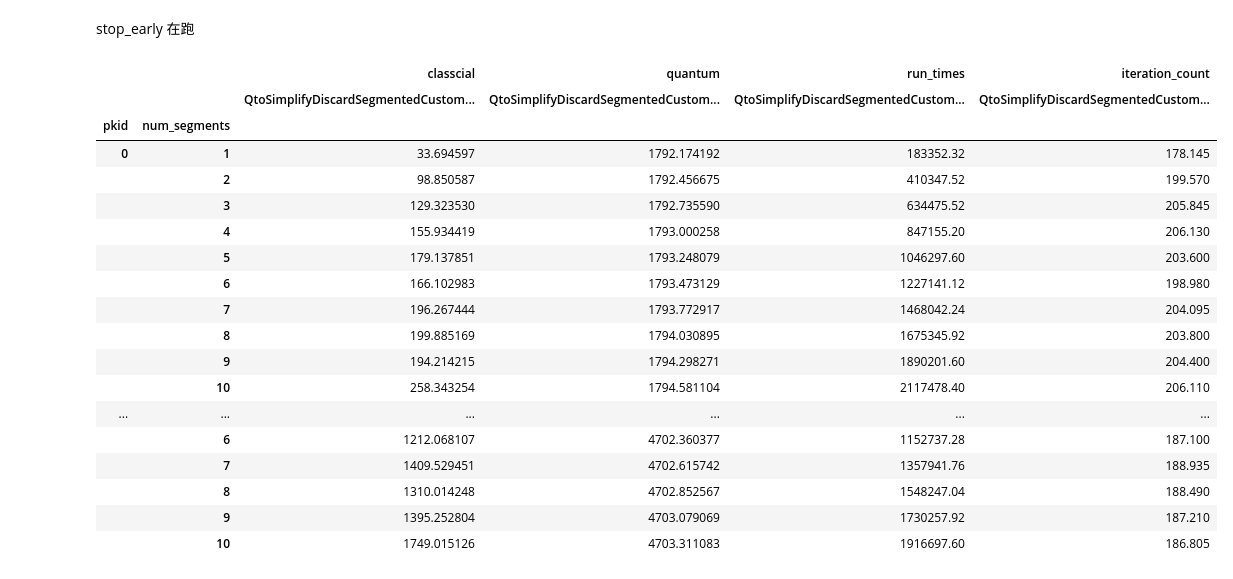
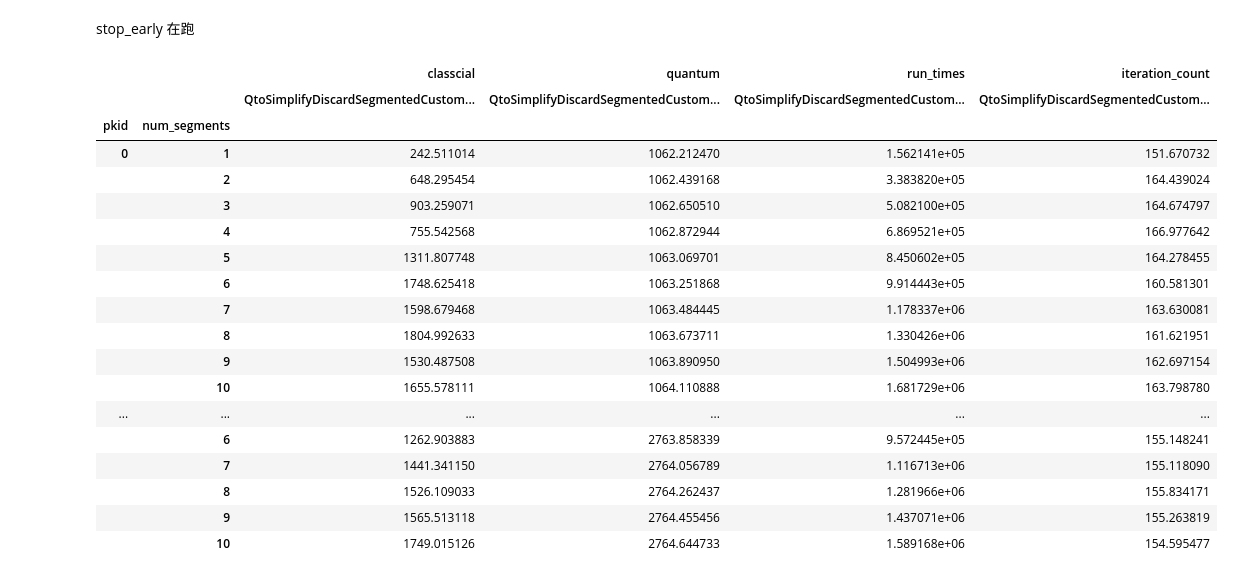
Before and after one commit to jiang7f/QTO, a Jupyter notebook: rebuttal/draw/exp5_latency_compare_by_diff_num_segments/latency.ipynb, the cells around one changed output. Drawn from its saved outputs; the diff is of its cells as text; code cells hidden in the pictures.

```diff
--- a/rebuttal/draw/exp5_latency_compare_by_diff_num_segments/latency.ipynb
+++ b/rebuttal/draw/exp5_latency_compare_by_diff_num_segments/latency.ipynb
@@ -9,7 +9,7 @@ import pandas as pd
 
 measure_latency = 1244.4444444444443
 # 读入 CSV 文件
-df = pd.read_csv('evaluate_num_segments_stop_early.csv')
+df = pd.read_csv('evaluate_num_segments_stop_early_2.csv')
 # df = pd.read_csv('evaluate_seg.csv')
 
 df = df.drop(columns=['pbid'])
@@ -38,49 +38,49 @@ df['quantum'] = df['quantum_new']
 
 # 删除合并时新增的 'quantum_new' 列
 df.drop(columns=['quantum_new'], inplace=True)
 
 df['pkid']=df['pkid'] % 2
 df['quantum'] = df['quantum'] + measure_latency * (df['run_times'] - 300 * 1024) / 1e9
 
 grouped_df = df.groupby(['pkid', 'num_segments', 'method'], as_index=False).agg({
     'iteration_count':'mean',
     'classcial':'max',
     'quantum':'mean',
     'run_times':'mean',
 })
 
 ## 分组并把组作为索引
 pivot_df = grouped_df.pivot(index =['pkid','num_segments'], columns='method', values=['quantum', 'classcial', 'run_times','iteration_count'])
 # pivot_df = grouped_df.pivot(index =['pkid','variables','constraints'], columns='method', values=['best_solution_probs','in_constraints_probs',"ARG",'iteration_count'])
 
 method_order = ['QtoSimplifyDiscardSegmentedCustomSolver']
 # method_order = ['HeaSolver', 'PenaltySolver', 'ChocoSolver', 'QtoSolver ', 'QtoSimplifySolver', 'QtoSimplifyDiscardSolver', 'QtoSimplifyDiscardSegmentedCustomSolver']
 # method_order = ['ChocoSolver', 'QtoSolver', 'QtoSimplifySolver', 'QtoSimplifyDiscardSolver']
 # method_order = ['ChocoSolver']
 # method_order = ['QtoSimplifyDiscardSegmentedCustomSolver']
 pivot_df = pivot_df.reindex(columns=pd.MultiIndex.from_product([['classcial', "quantum",'run_times','iteration_count'], method_order]))
 
 pivot_df
 # %% [output]
 |  |  | classcial | quantum | run_times | iteration_count |
 |  |  | QtoSimplifyDiscardSegmentedCustom... | QtoSimplifyDiscardSegmentedCustom... | QtoSimplifyDiscardSegmentedCustom... | QtoSimplifyDiscardSegmentedCustom... |
 | pkid | num_segments |  |  |  |  |
-| 0 | 1 | 33.694597 | 1792.174192 | 183352.32 | 178.145 |
-|  | 2 | 98.850587 | 1792.456675 | 410347.52 | 199.570 |
-|  | 3 | 129.323530 | 1792.735590 | 634475.52 | 205.845 |
-|  | 4 | 155.934419 | 1793.000258 | 847155.20 | 206.130 |
-|  | 5 | 179.137851 | 1793.248079 | 1046297.60 | 203.600 |
-|  | 6 | 166.102983 | 1793.473129 | 1227141.12 | 198.980 |
-|  | 7 | 196.267444 | 1793.772917 | 1468042.24 | 204.095 |
-|  | 8 | 199.885169 | 1794.030895 | 1675345.92 | 203.800 |
-|  | 9 | 194.214215 | 1794.298271 | 1890201.60 | 204.400 |
-|  | 10 | 258.343254 | 1794.581104 | 2117478.40 | 206.110 |
+| 0 | 1 | 242.511014 | 1062.212470 | 1.562141e+05 | 151.670732 |
+|  | 2 | 648.295454 | 1062.439168 | 3.383820e+05 | 164.439024 |
+|  | 3 | 903.259071 | 1062.650510 | 5.082100e+05 | 164.674797 |
+|  | 4 | 755.542568 | 1062.872944 | 6.869521e+05 | 166.977642 |
+|  | 5 | 1311.807748 | 1063.069701 | 8.450602e+05 | 164.278455 |
+|  | 6 | 1748.625418 | 1063.251868 | 9.914443e+05 | 160.581301 |
+|  | 7 | 1598.679468 | 1063.484445 | 1.178337e+06 | 163.630081 |
+|  | 8 | 1804.992633 | 1063.673711 | 1.330426e+06 | 161.621951 |
+|  | 9 | 1530.487508 | 1063.890950 | 1.504993e+06 | 162.697154 |
+|  | 10 | 1655.578111 | 1064.110888 | 1.681729e+06 | 163.798780 |
 | ... | ... | ... | ... | ... | ... |
-|  | 6 | 1212.068107 | 4702.360377 | 1152737.28 | 187.100 |
-|  | 7 | 1409.529451 | 4702.615742 | 1357941.76 | 188.935 |
-|  | 8 | 1310.014248 | 4702.852567 | 1548247.04 | 188.490 |
-|  | 9 | 1395.252804 | 4703.079069 | 1730257.92 | 187.210 |
-|  | 10 | 1749.015126 | 4703.311083 | 1916697.60 | 186.805 |
+|  | 6 | 1262.903883 | 2763.858339 | 9.572445e+05 | 155.148241 |
+|  | 7 | 1441.341150 | 2764.056789 | 1.116713e+06 | 155.118090 |
+|  | 8 | 1526.109033 | 2764.262437 | 1.281966e+06 | 155.834171 |
+|  | 9 | 1565.513118 | 2764.455456 | 1.437071e+06 | 155.263819 |
+|  | 10 | 1749.015126 | 2764.644733 | 1.589168e+06 | 154.595477 |
 # %%
 import pandas as pd
 import matplotlib.pyplot as plt
```
Also changed, not shown: parts of 2 cells of this notebook, 33 other files.
